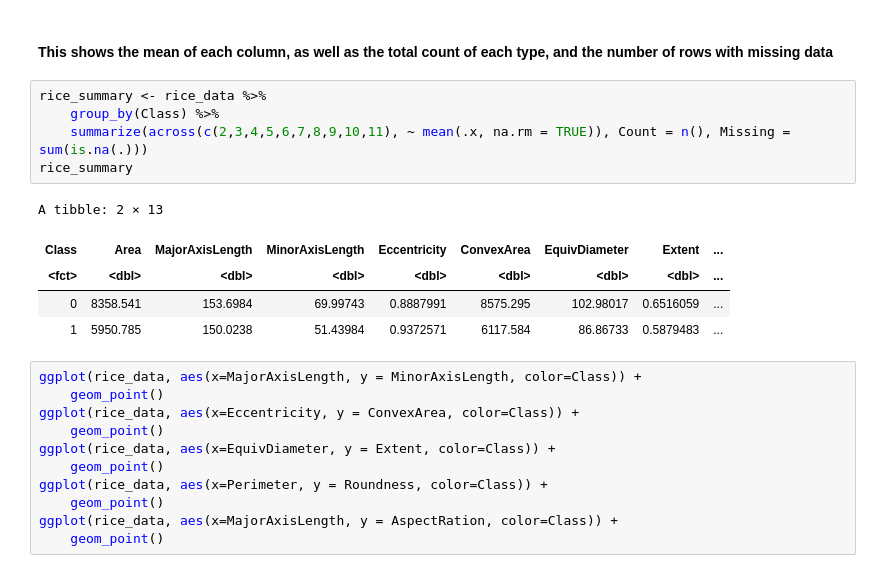
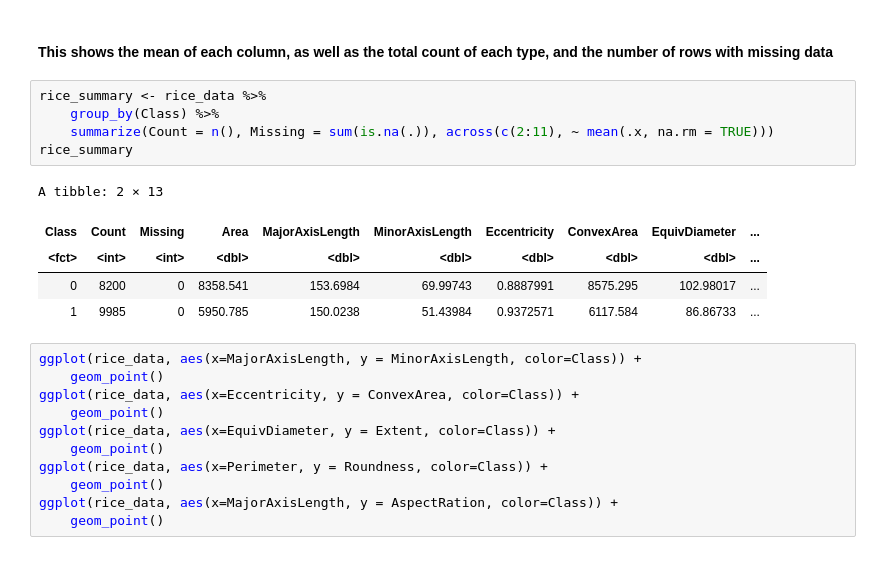
Before and after one commit to sean-prk/group-124-proposal, a Jupyter notebook: group-124-proposal.ipynb, the cells around one changed output. Drawn from its saved outputs; the diff is of its cells as text.

```diff
--- a/group-124-proposal.ipynb
+++ b/group-124-proposal.ipynb
@@ -54,14 +54,14 @@ A tibble: 1 × 13
 # %%
 rice_summary <- rice_data %>%
     group_by(Class) %>%
-    summarize(across(c(2,3,4,5,6,7,8,9,10,11), ~ mean(.x, na.rm = TRUE)), Count = n(), Missing = sum(is.na(.)))
+    summarize(Count = n(), Missing = sum(is.na(.)), across(c(2:11), ~ mean(.x, na.rm = TRUE)))
 rice_summary
 # %% [output]
 A tibble: 2 × 13
-| Class | Area | MajorAxisLength | MinorAxisLength | Eccentricity | ConvexArea | EquivDiameter | Extent | ... |
-| <fct> | <dbl> | <dbl> | <dbl> | <dbl> | <dbl> | <dbl> | <dbl> | ... |
-| 0 | 8358.541 | 153.6984 | 69.99743 | 0.8887991 | 8575.295 | 102.98017 | 0.6516059 | ... |
-| 1 | 5950.785 | 150.0238 | 51.43984 | 0.9372571 | 6117.584 | 86.86733 | 0.5879483 | ... |
+| Class | Count | Missing | Area | MajorAxisLength | MinorAxisLength | Eccentricity | ConvexArea | EquivDiameter | ... |
+| <fct> | <int> | <int> | <dbl> | <dbl> | <dbl> | <dbl> | <dbl> | <dbl> | ... |
+| 0 | 8200 | 0 | 8358.541 | 153.6984 | 69.99743 | 0.8887991 | 8575.295 | 102.98017 | ... |
+| 1 | 9985 | 0 | 5950.785 | 150.0238 | 51.43984 | 0.9372571 | 6117.584 | 86.86733 | ... |
 # %%
 ggplot(rice_data, aes(x=MajorAxisLength, y = MinorAxisLength, color=Class)) +
     geom_point()
```
